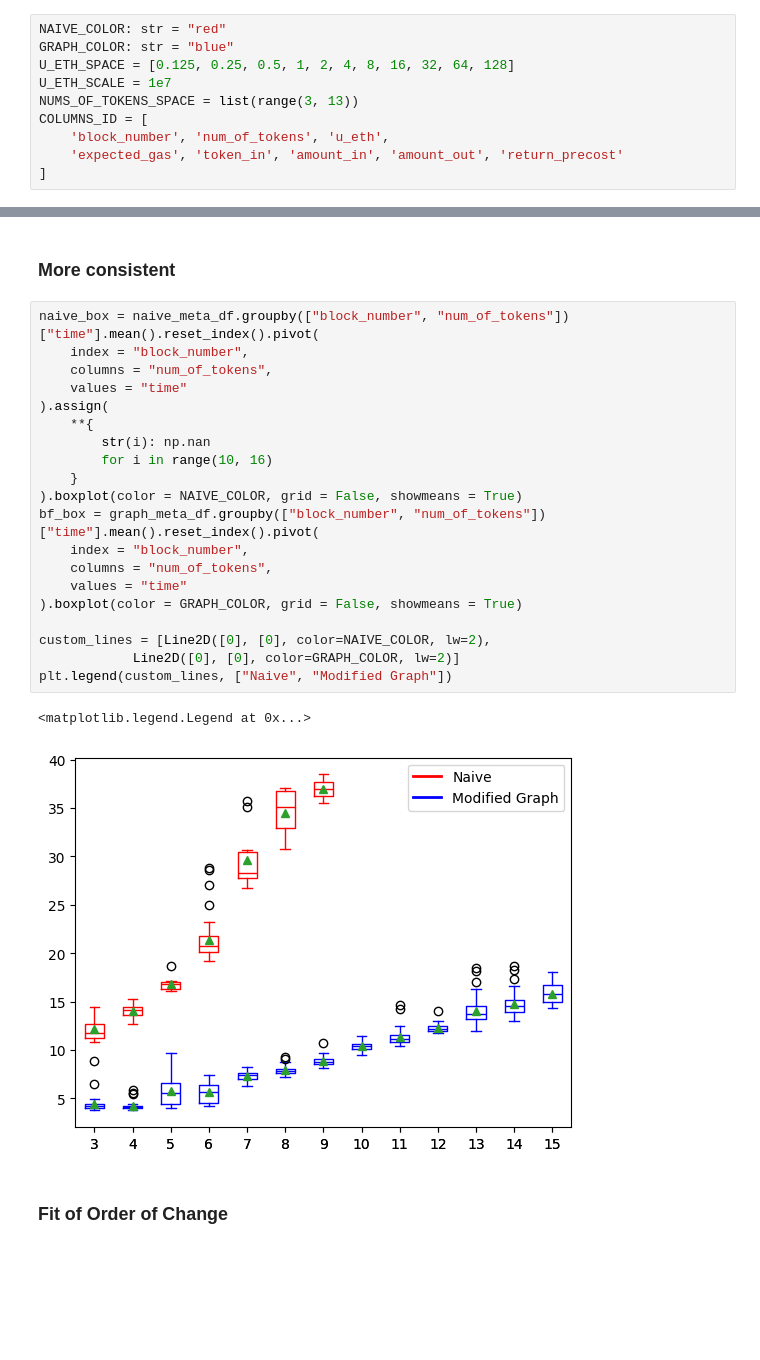
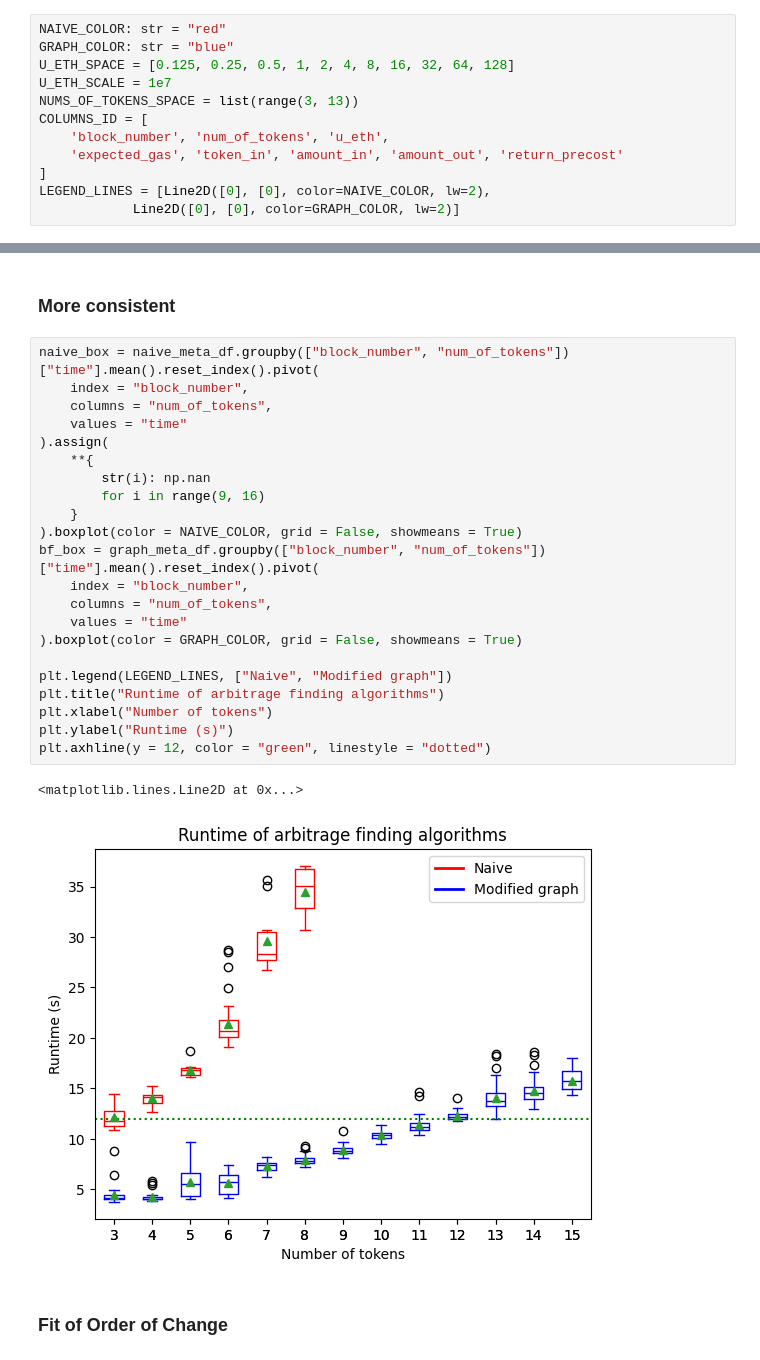
Before and after one commit to longtrieuuit/defi-arbitrage, a Jupyter notebook: arbitrage_finding.ipynb, the cells around one changed output, grey strips where cells are left out. Drawn from its saved outputs; the diff is of its cells as text; blank space fills up the shorter version.

```diff
--- a/arbitrage_finding.ipynb
+++ b/arbitrage_finding.ipynb
@@ -15,6 +15,8 @@ COLUMNS_ID = [
     'block_number', 'num_of_tokens', 'u_eth',
     'expected_gas', 'token_in', 'amount_in', 'amount_out', 'return_precost'
 ]
+LEGEND_LINES = [Line2D([0], [0], color=NAIVE_COLOR, lw=2),
+            Line2D([0], [0], color=GRAPH_COLOR, lw=2)]
 # %%
 def json_to_df(json_data):
     flatten_list = []
@@ -101,26 +105,28 @@ Text(0.5, 1.0, 'Average Runtime (s)')
 # %%
 naive_box = naive_meta_df.groupby(["block_number", "num_of_tokens"])["time"].mean().reset_index().pivot(
     index = "block_number",
     columns = "num_of_tokens",
     values = "time"
 ).assign(
     **{
         str(i): np.nan
-        for i in range(10, 16)
+        for i in range(9, 16)
     }
 ).boxplot(color = NAIVE_COLOR, grid = False, showmeans = True)
 bf_box = graph_meta_df.groupby(["block_number", "num_of_tokens"])["time"].mean().reset_index().pivot(
     index = "block_number",
     columns = "num_of_tokens",
     values = "time"
 ).boxplot(color = GRAPH_COLOR, grid = False, showmeans = True)
 
-custom_lines = [Line2D([0], [0], color=NAIVE_COLOR, lw=2),
-            Line2D([0], [0], color=GRAPH_COLOR, lw=2)]
-plt.legend(custom_lines, ["Naive", "Modified Graph"])
+plt.legend(LEGEND_LINES, ["Naive", "Modified graph"])
+plt.title("Runtime of arbitrage finding algorithms")
+plt.xlabel("Number of tokens")
+plt.ylabel("Runtime (s)")
+plt.axhline(y = 12, color = "green", linestyle = "dotted")
 # %% [output]
-<matplotlib.legend.Legend at 0x...>
+<matplotlib.lines.Line2D at 0x...>
-[figure, old version]
+[figure, new version]
 # %% [markdown]
 ### Fit of Order of Change
 # %%
```
Also changed, not shown: parts of 28 cells of this notebook.
